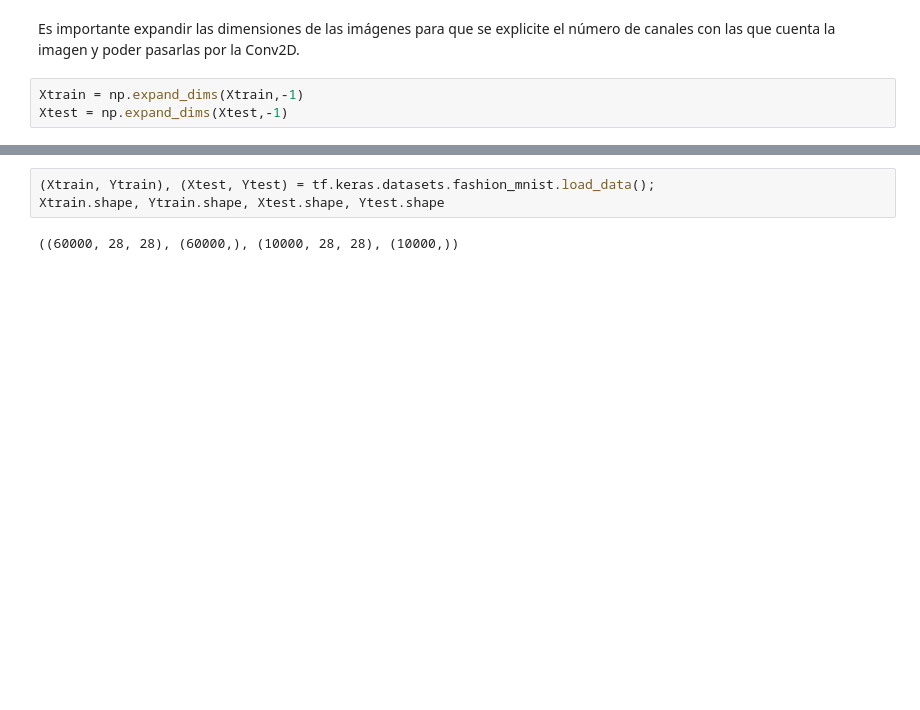
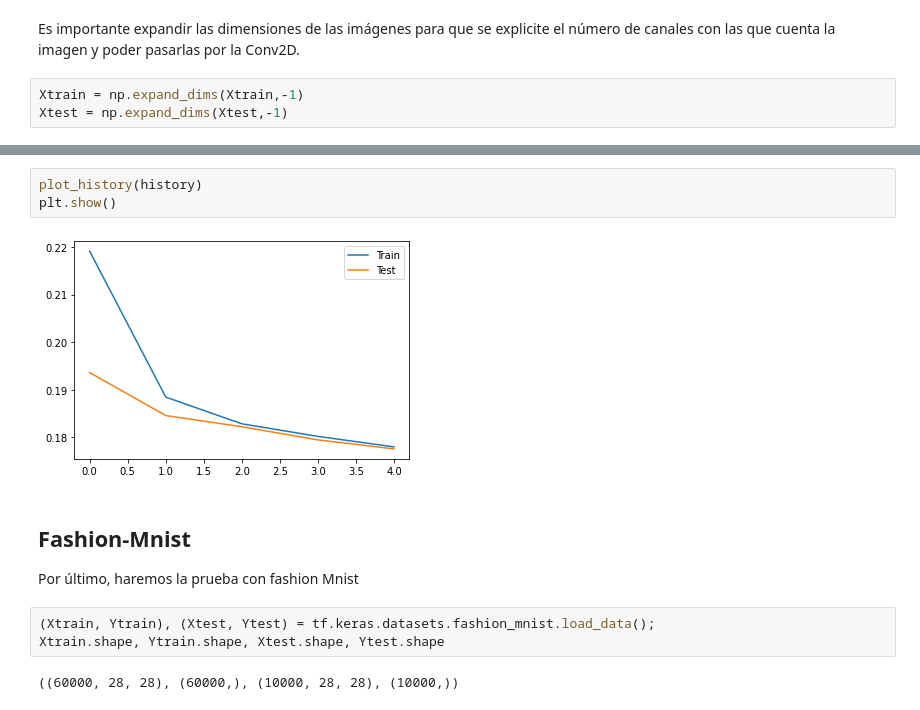
Before and after one commit to Rietta5/VAE-GAN, a Jupyter notebook: Notebooks/AutoEncoder_conv.ipynb, the cells around one changed output, grey strips where cells are left out. Cells and saved outputs as stored; diff of their text form; blank space fills up the shorter version.

```diff
--- a/Notebooks/AutoEncoder_conv.ipynb
+++ b/Notebooks/AutoEncoder_conv.ipynb
@@ -211,3 +317,12 @@ reconstruccion(n = 10, data = Xtest)
+# %%
+plot_history(history)
+plt.show()
+# %% [output]
+[figure, added]
+# %% [markdown]
+## Fashion-Mnist
+
+Por último, haremos la prueba con fashion Mnist
 # %%
 (Xtrain, Ytrain), (Xtest, Ytest) = tf.keras.datasets.fashion_mnist.load_data();
 Xtrain.shape, Ytrain.shape, Xtest.shape, Ytest.shape
```
Also changed, not shown: parts of 42 cells of this notebook.
